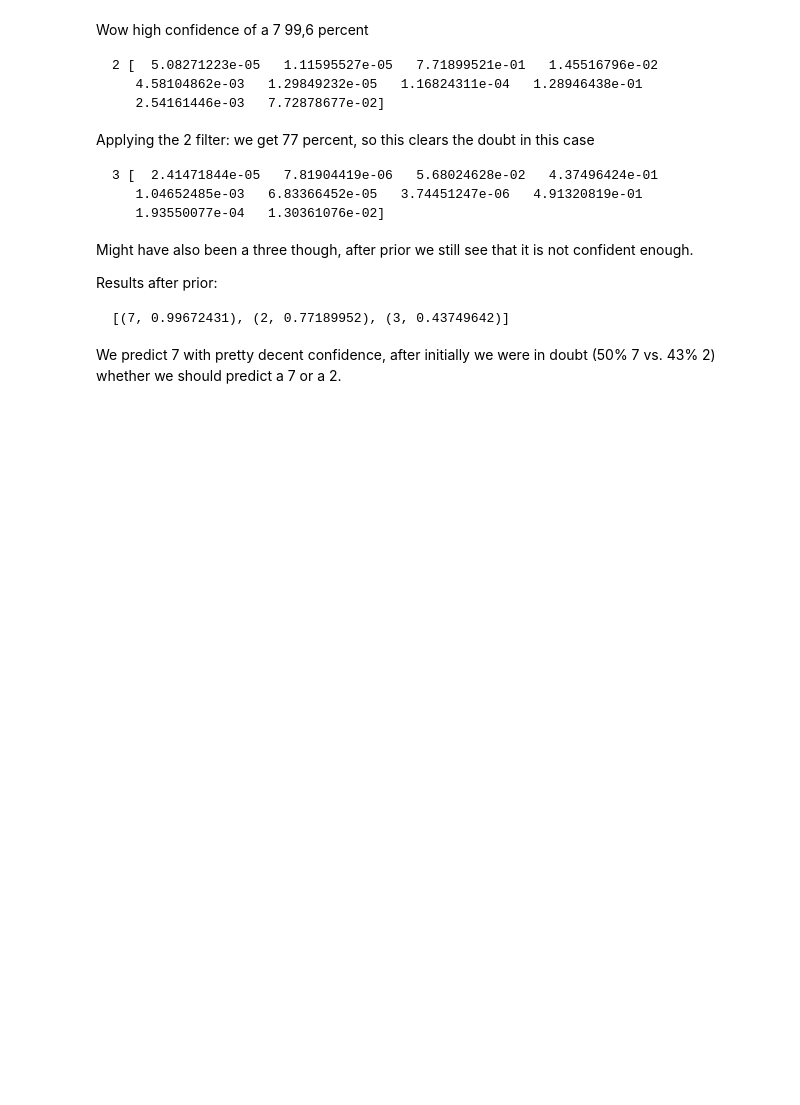
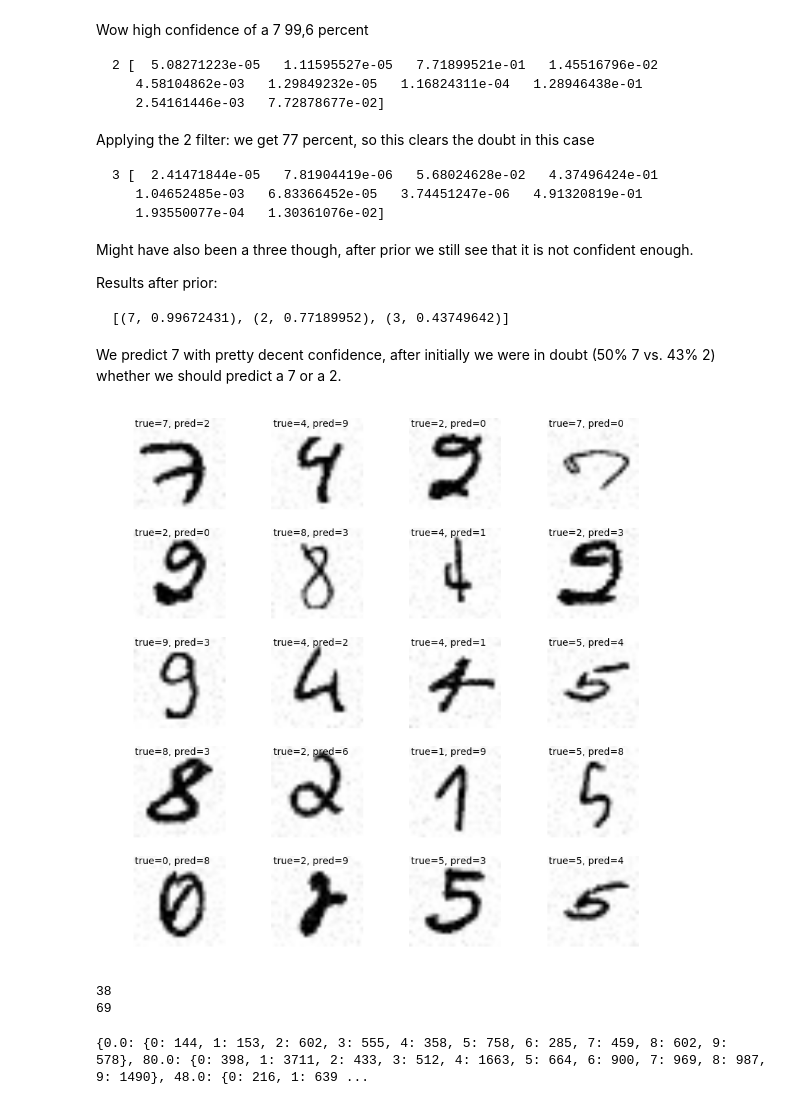
Before and after one commit to VincentRoest/capstone, a Jupyter notebook: Image_manipulation.ipynb, the cells around one changed output. Saved outputs shown, nothing was run; the diff lists cells and outputs as text; code cells hidden in the pictures; blank space fills up the shorter version.

```diff
--- a/Image_manipulation.ipynb
+++ b/Image_manipulation.ipynb
@@ -180,15 +179,25 @@ def eval_noisy_data(noise_vals, model_name):
     accuracy = tf.reduce_mean(tf.cast(correct_prediction, tf.float32))
 
     accuracies = []
+    pred_list = []
+    corr_list = []
     for i in range(len(noise_vals)):
 
+        # pred_finals hold all the predictions
         if model_name=="conv":
             final = sess.run(accuracy, feed_dict={x: x_noisy_test[i], y_: test_labels, keep_prob:1})
+            corr_pred = sess.run(correct_prediction, feed_dict={x: x_noisy_test[i], y_: test_labels, keep_prob:1})
+            pred_final = sess.run(y, feed_dict={x: x_noisy[i], keep_prob:1})
         else:
             final = sess.run(accuracy, feed_dict={x: x_noisy[i], y_: labels})
+            corr_pred = sess.run(correct_prediction, feed_dict={x: x_noisy[i], y_: labels})
+            pred_final = sess.run(y, feed_dict={x: x_noisy[i]})
+
         print final
         # append to the list
         accuracies.append((noise_vals[i], final))
+        pred_list.append((noise_vals[i], pred_final))
+        corr_list.append((noise_vals[i], corr_pred))
 
         # weight activations
         '''wts = w1.eval(sess)
@@ -198,9 +207,9 @@ def eval_noisy_data(noise_vals, model_name):
         plt.colorbar()
         plt.show()'''
 
-    return accuracies
+    return accuracies, pred_list, corr_list
 # %%
-accuracies_nsy_one = eval_noisy_data(stddevs, "one_layer")
+accuracies_nsy_one, one_layer_preds, one_layer_corrs = eval_noisy_data(stddevs, "one_layer")
 # %% [output]
 0.918291
 0.917582
@@ -1056,0 +1004,6 @@ def predict_classwise_top_n_acc(model, X_test, y_test, n=1):
+# %%
+# these are errors without noise
+# 0 for nsy = 0.0, 1 = 16, 2 = 32 ...... 12 = 192
+visualize_wrongs(one_layer_preds[1], one_layer_corrs[1], "nsy", 20)
+# %% [output]
+[figure, added]
@@ -1056,0 +1040,47 @@ def predict_classwise_top_n_acc(model, X_test, y_test, n=1):
+# %%
+# this is for nsy
+mistakes_nsy_one_layer = digits_wrongs(one_layer_preds, one_layer_corrs, stddevs)
+
+# so how many 0's were mistaken for 8's at noise level 0.0
+print mistakes_nsy_one_layer[0.0][0].count(8)
+
+# so how many 1's were mistaken for 8's at noise level 176.0
+print mistakes_nsy_one_layer[176.0][1].count(8)
+# %% [output]
+38
+69
+# %%
+# http://stackoverflow.com/questions/1518522/python-most-common-element-in-a-list
+from collections import Counter
+def most_common(lst):
+    data = Counter(lst)
+    return data.most_common(3)
+
+def all_occurences(lst):
+    data = Counter(lst)
+    return data.most_common(10)
+
+all_mistakes = mistakes_nsy_one_layer.copy()
+
+total_sum = 0
+total_mistakes = {}
+for noise_val, digit_mistakes in all_mistakes.items():
+    # print noise_val, digit_mistakes
+    total_mistakes[noise_val] = {key: [] for key in [i for i in range(10)]}
+    acc_check = 0
+    for i in range(10):
+        list_x = all_occurences(digit_mistakes[i])
+        # for what were they misclassified?
+        # print list_x
+        # number of misclassified per digits
+        # print i,sum([pair[1] for pair in list_x])
+        acc_check += sum([pair[1] for pair in list_x])
+
+        total_mistakes[noise_val][i] =  sum([pair[1] for pair in list_x])
+
+    # this checks out! with the initial accuracy
+    # print 1 - (float(acc_check)/float(55000))
+
+# print total_mistakes
+# %% [output]
+{0.0: {0: 144, 1: 153, 2: 602, 3: 555, 4: 358, 5: 758, 6: 285, 7: 459, 8: 602, 9: 578}, 80.0: {0: 398, 1: 3711, 2: 433, 3: 512, 4: 1663, 5: 664, 6: 900, 7: 969, 8: 987, 9: 1490}, 48.0: {0: 216, 1: 639 ...
```
Also changed, not shown: parts of 23 cells of this notebook.
